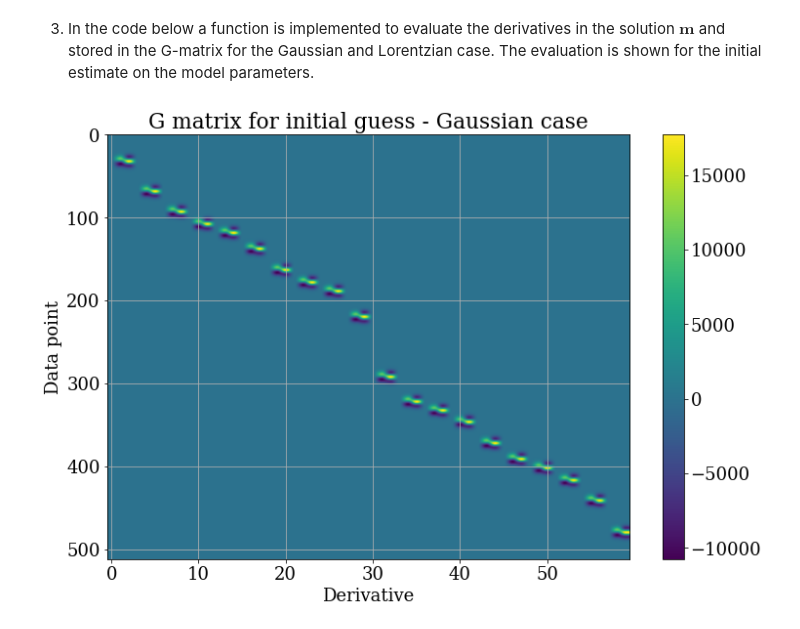
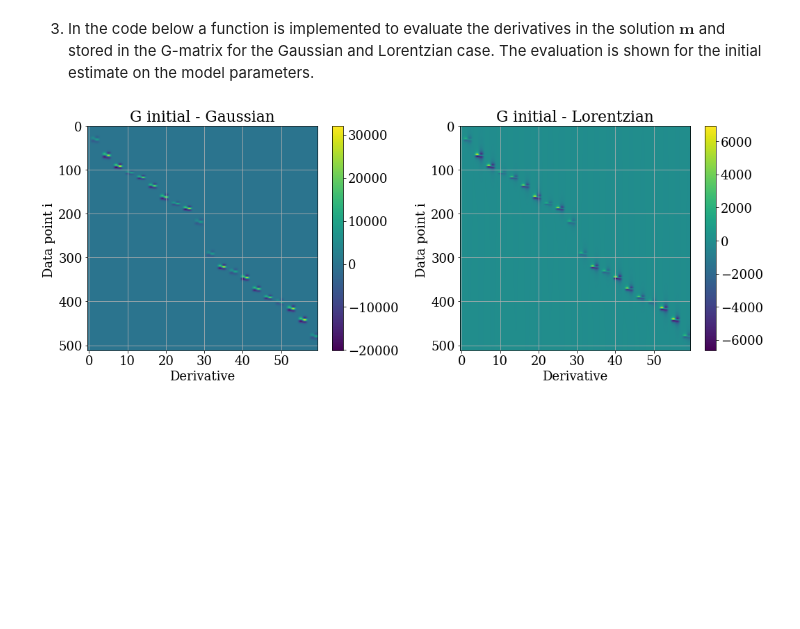
Before and after one commit to Emilie-Jessen/Inverse-Problems, a Jupyter notebook: Assignment_03/Assignment03.ipynb, the cells around one changed output. Cells and saved outputs as stored; diff of their text form; code cells hidden in the pictures; blank space fills up the shorter version.

```diff
--- a/Assignment_03/Assignment03.ipynb
+++ b/Assignment_03/Assignment03.ipynb
@@ -27,23 +27,35 @@ yerr = np.ones(len(x)) * 0.03*10**4
 
 N_peaks = 20
 
-# Areas
-A0 = np.array([-1000, -1000, -1000, -1000, -1000, -1000, -1000, -1000, -1000, -1000, \
-      -1000, -1000, -1000, -1000, -1000, -1000, -1000, -1000, -1000, -1000])
+# Areas for Gaussian fit
+A0 = np.array([-500, -1500, -1200, -300, -600, -900, -1300, -350, -950, -500, \
+      -500, -1100, -550, -1300, -1050, -700, -500, -1400, -1500, -600])
+
+# Areas for Lorentzian fit
+A0_L = np.array([-500, -1500, -1500, -400, -850, -1150, -1350, -450, -1300, -500, \
+      -500, -1350, -550, -1400, -1050, -850, -350, -1450, -1500, -600]) * 2.6
 
 # Widths
-c0 = np.array([0.15, 0.15, 0.15, 0.15, 0.15, 0.15, 0.15, 0.15, 0.15, 0.15, \
-      0.15, 0.15, 0.15, 0.15, 0.15, 0.15, 0.15, 0.15, 0.15, 0.15])
+c0 = np.array([0.15, 0.15, 0.12, 0.1, 0.1, 0.12, 0.14, 0.1, 0.11, 0.15, \
+      0.15, 0.12, 0.14, 0.13, 0.13, 0.11, 0.15, 0.14, 0.14, 0.15])
 
 # Frequencies
 f0 = np.array([-10.5, -8.8, -7.65, -6.95, -6.45, -5.55, -4.35,-3.65, -3.15, \
-      -1.7, 1.7, 3.1, 3.6, 4.25, 5.45, 6.35, 6.85, 7.55, 8.7, 10.5])
+      -1.7, 1.7, 3.1, 3.6, 4.25, 5.45, 6.35, 6.85, 7.55, 8.75, 10.5])
 
-# Collecting the initial guess in a vector
+
+# Collecting the initial guess in a vector - Gaussian
 m0 = np.zeros(3*N_peaks)
 
 for i in range(N_peaks):
     m0[3*i :3*i + 3] = [A0[i], f0[i], c0[i]]
+
+
+# Collecting the initial guess in a vector - Lorentzian
+m0_L = np.zeros(3*N_peaks)
+
+for i in range(N_peaks):
+    m0_L[3*i :3*i + 3] = [A0_L[i], f0[i], c0[i]]
 # %%
 def fit_data(x, m, peak_shape='Gauss'):
     """Function that takes the model parameters and returns the fit to the data given the shape of the peaks."""
@@ -169,13 +194,21 @@ def G_matrix(x, m, peak_shape='Gauss'):
 # %%
 # Visualising the G matrix for the initial estimate of the model - Gaussian case
 
 G0_Gauss = G_matrix(x, m0, 'Gauss')
+G0_Lorentz = G_matrix(x, m0, 'Lorentz')
 
-fig, ax = plt.subplots(figsize=(12, 8))
-im = ax.imshow(G0_Gauss, aspect='auto')
-fig.colorbar(im)
-ax.set(xlabel='Derivative',
+fig, ax = plt.subplots(ncols=2, figsize=(15, 6))
+im0 = ax[0].imshow(G0_Gauss, aspect='auto')
+fig.colorbar(im0, ax=ax[0])
+ax[0].set(xlabel='Derivative',
        ylabel='Data point i ',
-       title='G matrix for initial guess - Gaussian case');
+       title='G initial - Gaussian')
+
+im1 = ax[1].imshow(G0_Lorentz, aspect='auto')
+fig.colorbar(im1, ax=ax[1])
+ax[1].set(xlabel='Derivative',
+       ylabel='Data point i ',
+       title='G initial - Lorentzian')
+fig.tight_layout();
 # %% [output]
-[figure, old version]
+[figure, new version]
```
Also changed, not shown: parts of 15 cells of this notebook.
